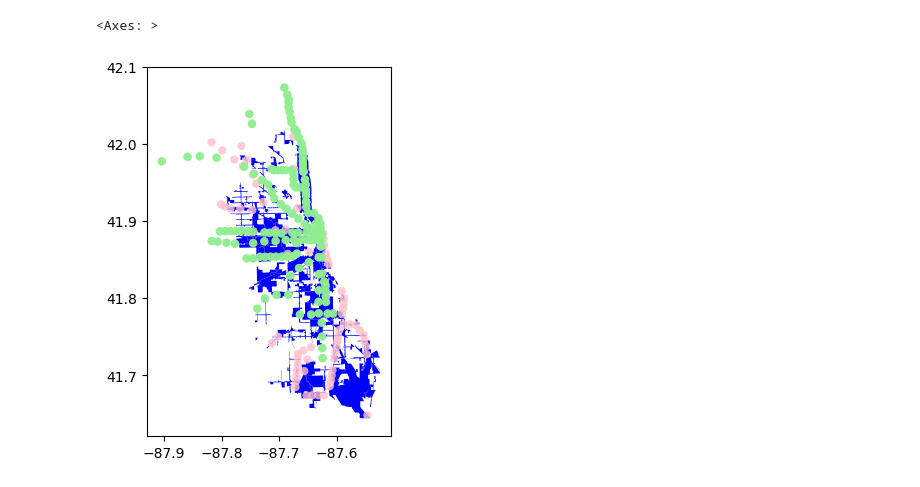
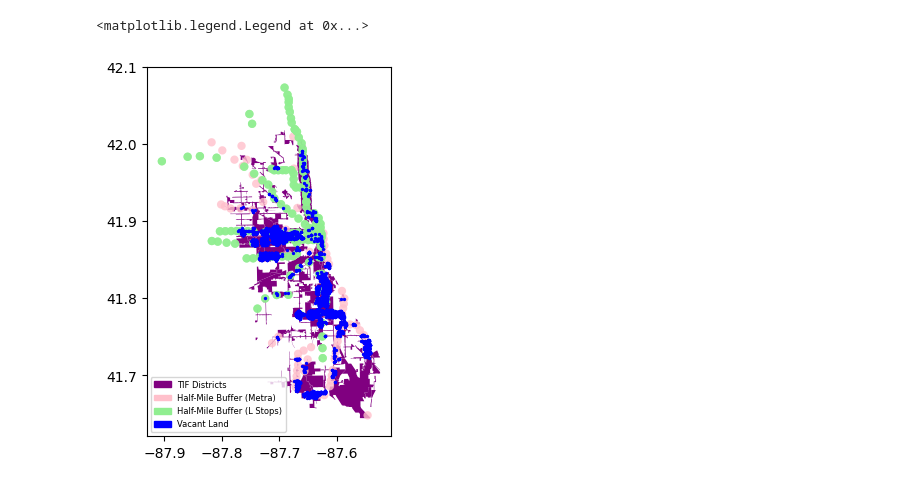
Before and after one commit to claireconzelmann/KIHC-affordable-housing-analysis, a Jupyter notebook: Code/data exploration.ipynb, the cells around one changed output. Cells and saved outputs as stored; diff of their text form; code cells hidden in the pictures.

Commit message:
found vacant land within TIFs that's ETOD eligible

```diff
--- a/Code/data exploration.ipynb
+++ b/Code/data exploration.ipynb
@@ -87,8 +50,48 @@ bus_stops_gdf.plot(markersize=2)
+# %%
+#find vacant city owned lots within 1/2 buffers of transit stations
+etod_lots_l = gpd.sjoin(city_land_gpd,
+                        l_stops_gdf.set_geometry("buffer_half_mile").to_crs(epsg=4326),
+                        predicate="within")
+
+etod_lots_metra = gpd.sjoin(city_land_gpd,
+                        metra_stops_gdf.set_geometry("buffer_half_mile").to_crs(epsg=4326),
+                        predicate="within")
+
+etod_lots = pd.concat([etod_lots_l, etod_lots_metra], ignore_index=True).drop_duplicates(subset=["ID"])
+etod_lots = etod_lots.drop("index_right", axis=1)
+# %%
+#find etod eligible lots that are within existing TIFs
+etod_lots_tifs = gpd.sjoin(etod_lots,
+                        tif_districts_gdf,
+                        predicate="within")
+etod_lots_tifs = etod_lots_tifs.drop_duplicates(subset=["ID"])
 # %%
+#plot everything together
 fig, ax = plt.subplots()
-tif_districts_gdf.plot(ax=ax, color='blue')
-metra_stops_gdf.set_geometry("buffer_half_mile").to_crs(epsg=4326).plot(ax=ax, color="pink", alpha=0.8, label="Half-Mile Buffer")
-l_stops_gdf.set_geometry("buffer_half_mile").to_crs(epsg=4326).plot(ax=ax, color="lightgreen", alpha=0.8, label="Half-Mile Buffer")
+tif_districts_gdf.plot(ax=ax,
+                       color='purple',
+                       label="TIF districts")
+metra_stops_gdf.set_geometry("buffer_half_mile").to_crs(epsg=4326).plot(ax=ax,
+                                                                        color="pink",
+                                                                        alpha=0.8,
+                                                                        label="Half-Mile Buffer")
+l_stops_gdf.set_geometry("buffer_half_mile").to_crs(epsg=4326).plot(ax=ax,
+                                                                    color="lightgreen",
+                                                                    alpha=0.8,
+                                                                    label="Half-Mile Buffer")
+etod_lots_tifs.plot(ax=ax,
+                    color='blue',
+                    markersize=2,
+                    label="vacant land")
+
+legend_patches = [
+    mpatches.Patch(color='purple', label="TIF Districts"),
+    mpatches.Patch(color='pink', label="Half-Mile Buffer (Metra)"),
+    mpatches.Patch(color='lightgreen', label="Half-Mile Buffer (L Stops)"),
+    mpatches.Patch(color='blue', label="Vacant Land")
+]
+
+ax.legend(handles=legend_patches, loc="lower left", fontsize=6)
 # %% [output]
-<Axes: >
+<matplotlib.legend.Legend at 0x...>
-[figure, old version]
+[figure, new version]
```
Also changed, not shown: parts of 6 cells of this notebook.
